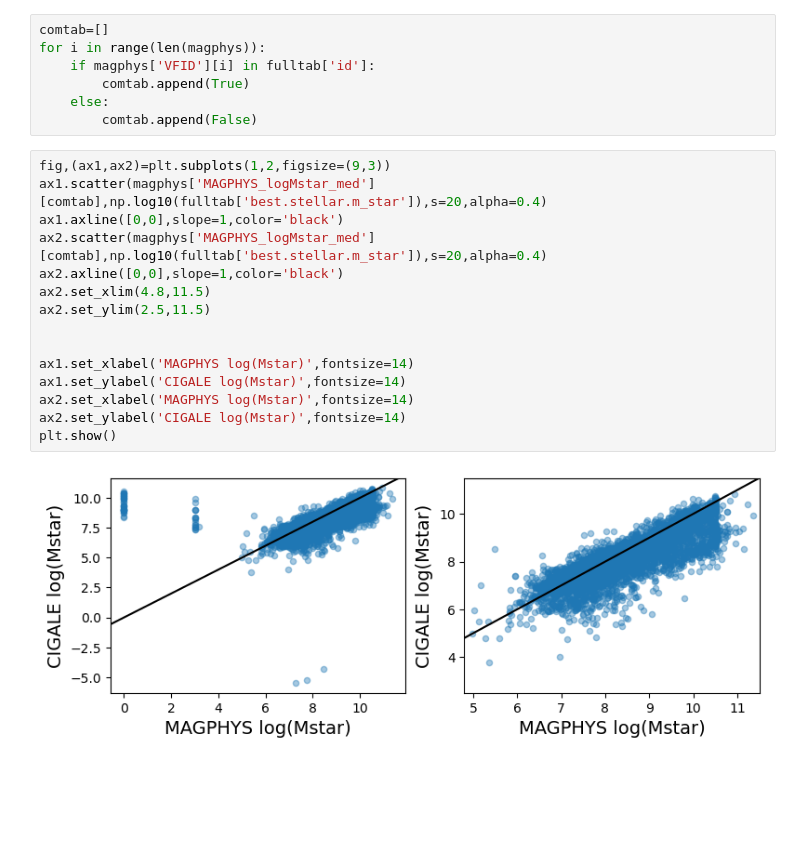
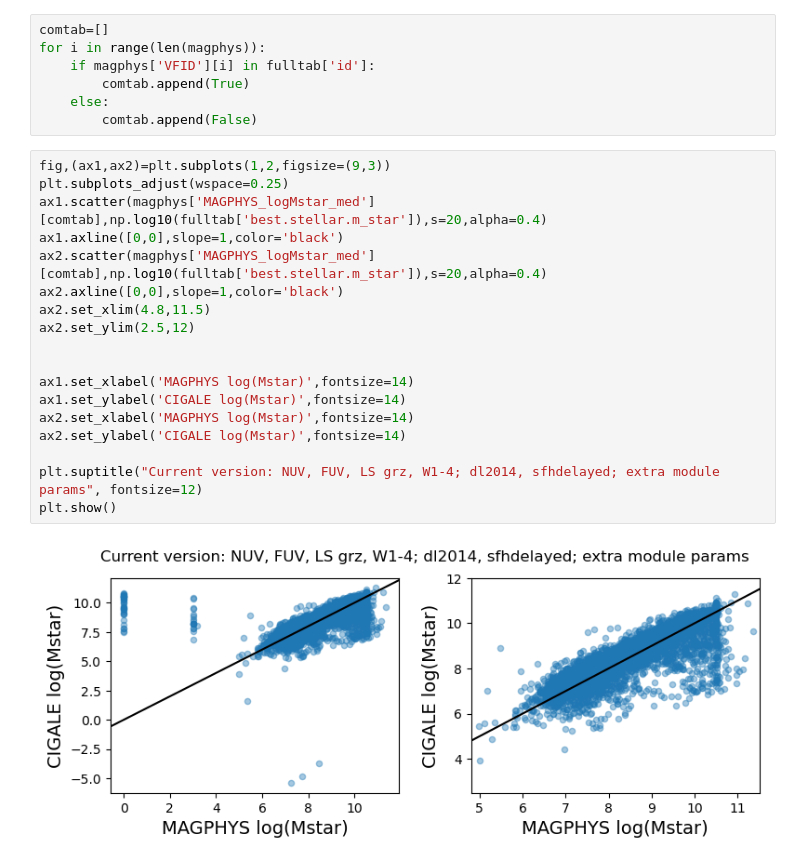
Before and after one commit to gammaspire/wisesize, a Jupyter notebook: wiseseds/gen_input_files.ipynb, the cells around one changed output. Saved outputs shown, nothing was run; the diff lists cells and outputs as text; blank space fills up the shorter version.

```diff
--- a/wiseseds/gen_input_files.ipynb
+++ b/wiseseds/gen_input_files.ipynb
@@ -186,18 +192,21 @@ for i in range(len(magphys)):
         comtab.append(False)
 # %%
 fig,(ax1,ax2)=plt.subplots(1,2,figsize=(9,3))
+plt.subplots_adjust(wspace=0.25)
 ax1.scatter(magphys['MAGPHYS_logMstar_med'][comtab],np.log10(fulltab['best.stellar.m_star']),s=20,alpha=0.4)
 ax1.axline([0,0],slope=1,color='black')
 ax2.scatter(magphys['MAGPHYS_logMstar_med'][comtab],np.log10(fulltab['best.stellar.m_star']),s=20,alpha=0.4)
 ax2.axline([0,0],slope=1,color='black')
 ax2.set_xlim(4.8,11.5)
-ax2.set_ylim(2.5,11.5)
+ax2.set_ylim(2.5,12)
 
 
 ax1.set_xlabel('MAGPHYS log(Mstar)',fontsize=14)
 ax1.set_ylabel('CIGALE log(Mstar)',fontsize=14)
 ax2.set_xlabel('MAGPHYS log(Mstar)',fontsize=14)
 ax2.set_ylabel('CIGALE log(Mstar)',fontsize=14)
+
+plt.suptitle("Current version: NUV, FUV, LS grz, W1-4; dl2014, sfhdelayed; extra module params", fontsize=12)
 plt.show()
 # %% [output]
-[figure, old version]
+[figure, new version]
```
Also changed, not shown: parts of 7 cells of this notebook, 1 other file.
